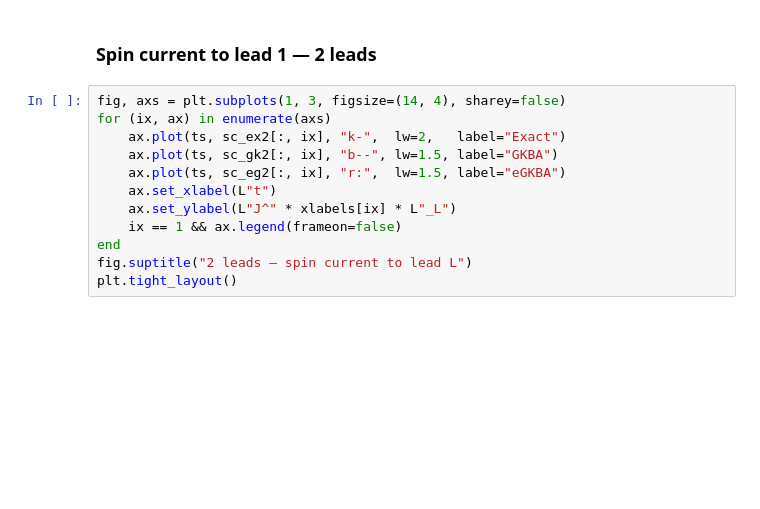
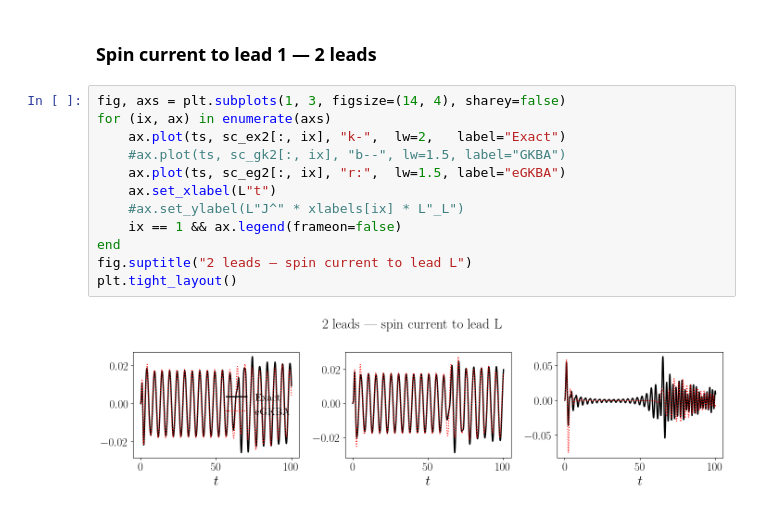
Before and after one commit to Jalil199/GKBA, a Jupyter notebook: notebooks/krylov_comparison.ipynb, the cells around one changed output. Saved outputs shown, nothing was run; the diff lists cells and outputs as text; blank space fills up the shorter version.

```diff
--- a/notebooks/krylov_comparison.ipynb
+++ b/notebooks/krylov_comparison.ipynb
@@ -283,12 +313,14 @@ plt.tight_layout()
 # %%
 fig, axs = plt.subplots(1, 3, figsize=(14, 4), sharey=false)
 for (ix, ax) in enumerate(axs)
     ax.plot(ts, sc_ex2[:, ix], "k-",  lw=2,   label="Exact")
-    ax.plot(ts, sc_gk2[:, ix], "b--", lw=1.5, label="GKBA")
+    #ax.plot(ts, sc_gk2[:, ix], "b--", lw=1.5, label="GKBA")
     ax.plot(ts, sc_eg2[:, ix], "r:",  lw=1.5, label="eGKBA")
     ax.set_xlabel(L"t")
-    ax.set_ylabel(L"J^" * xlabels[ix] * L"_L")
+    #ax.set_ylabel(L"J^" * xlabels[ix] * L"_L")
     ix == 1 && ax.legend(frameon=false)
 end
 fig.suptitle("2 leads — spin current to lead L")
 plt.tight_layout()
+# %% [output]
+[figure, added]
```
Also changed, not shown: parts of 9 cells of this notebook.
